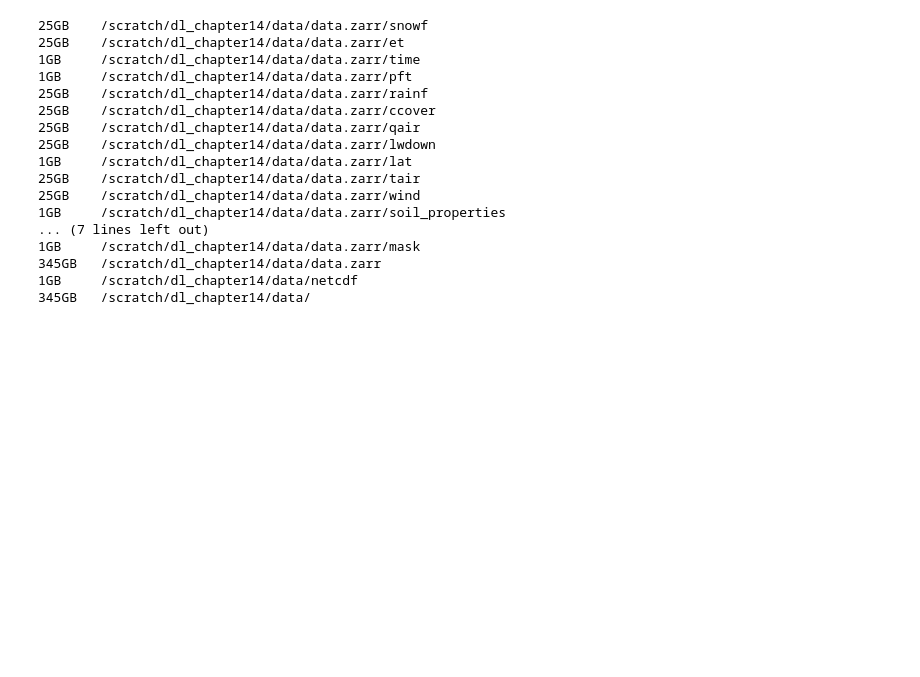
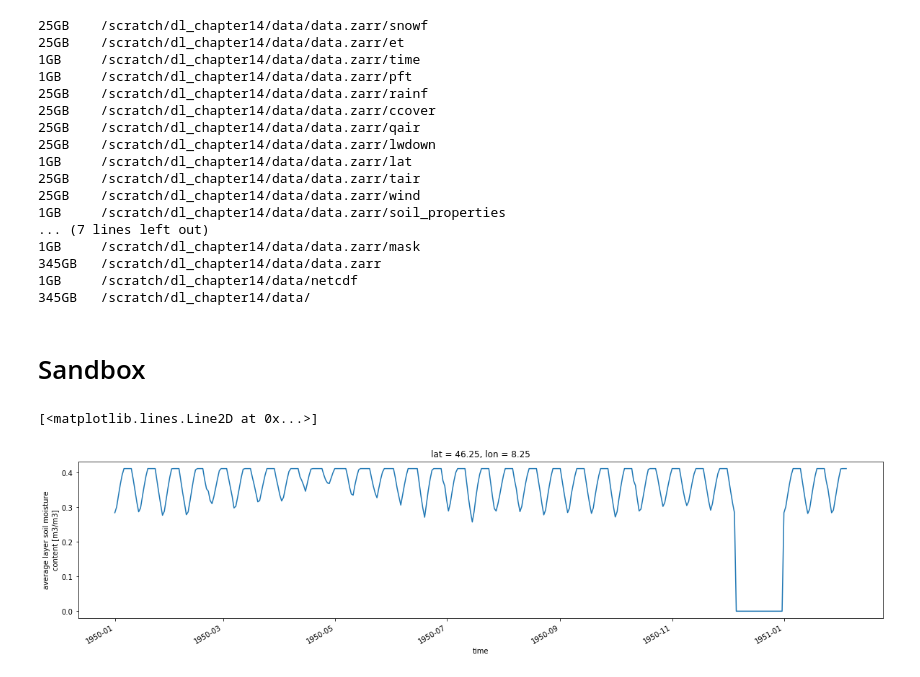
Before and after one commit to bask0/dl4es_ch18, a Jupyter notebook: src/notebooks/dataprep.ipynb, the cells around one changed output. Cells and saved outputs as stored; diff of their text form; code cells hidden in the pictures; blank space fills up the shorter version.

```diff
--- a/src/notebooks/dataprep.ipynb
+++ b/src/notebooks/dataprep.ipynb
@@ -430,3 +430,11 @@ for i, var in enumerate(np.setdiff1d(list(s_xr.data_vars), 'mask')):
 345GB   /scratch/dl_chapter14/data/data.zarr
 1GB     /scratch/dl_chapter14/data/netcdf
 345GB   /scratch/dl_chapter14/data/
+# %% [markdown]
+# Sandbox
+# %%
+plt.figure(figsize=(20, 4))
+s_xr.mrlslfrac.sel(lat=46, lon=8, method='nearest').isel(time=slice(0, 400)).plot()
+# %% [output]
+[<matplotlib.lines.Line2D at 0x...>]
+[figure, added]
```
Also changed, not shown: parts of 43 cells of this notebook, 15 other files.
